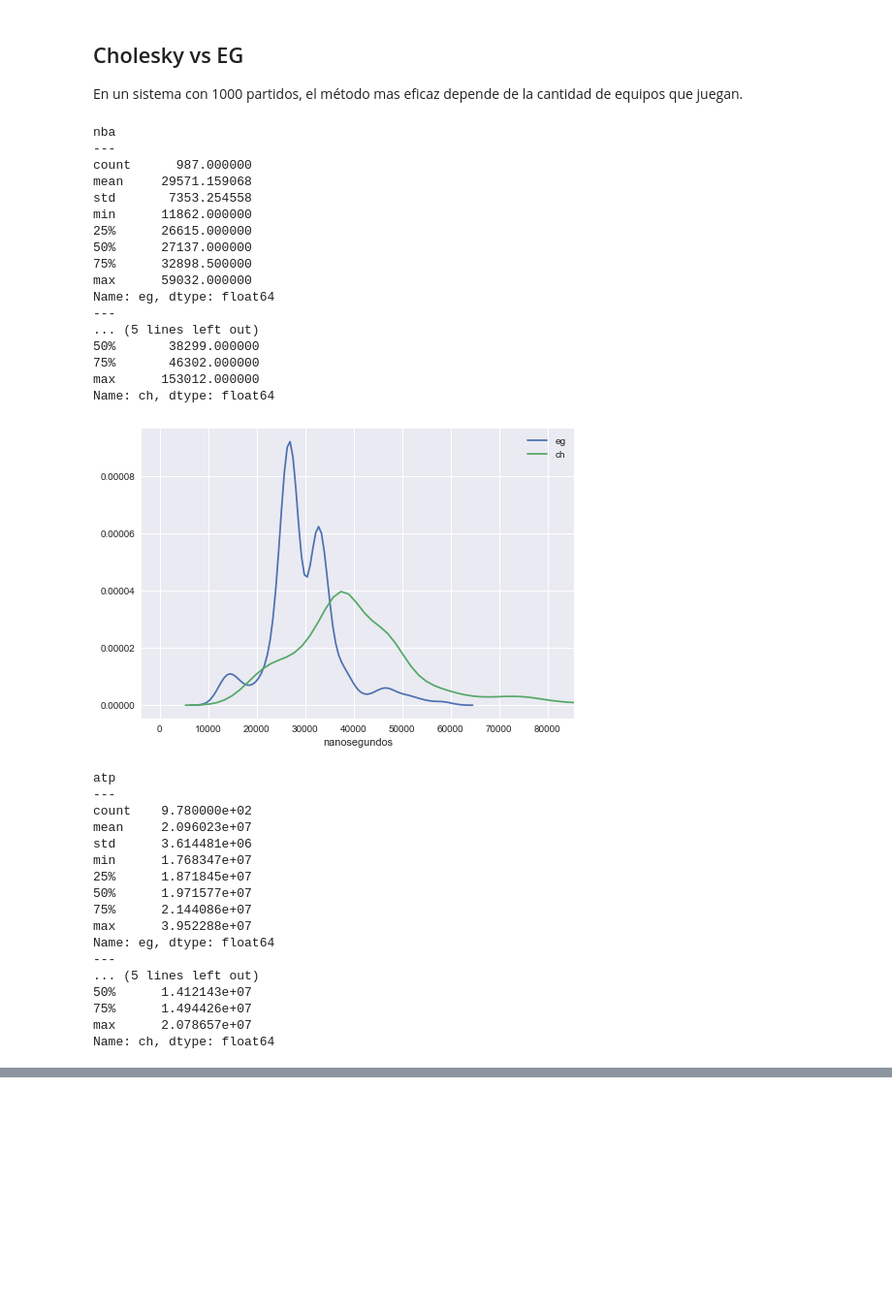
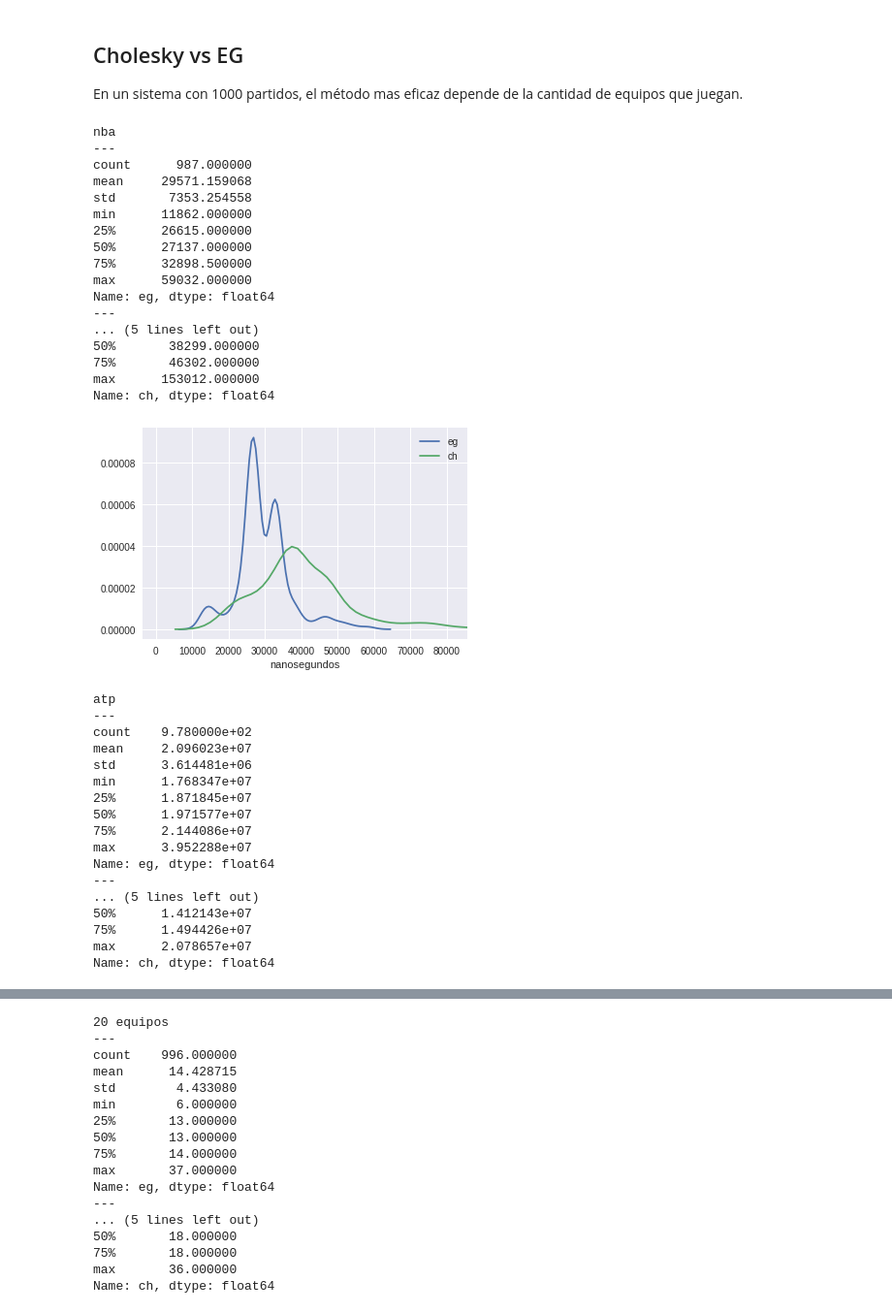
Before and after one commit to smcsicardi/metnum-tp1, a Jupyter notebook: src/grafiquitos.ipynb, the cells around one changed output, grey strips where cells are left out. Shown at 97% size. Cells and saved outputs as stored; diff of their text form; code cells hidden in the pictures; blank space fills up the shorter version.

```diff
--- a/src/grafiquitos.ipynb
+++ b/src/grafiquitos.ipynb
@@ -48,25 +48,29 @@ En un sistema con 1000 partidos, el método mas eficaz depende de la cantidad de
 # %%
 plot_stuff('csv/nba.csv', 'nba')
 plot_stuff('csv/atp.csv', 'atp')
+
+plot_stuff('csv/20_1000.csv', '20 equipos')
+plot_stuff('csv/200_1000.csv', '200 equipos')
+plot_stuff('csv/500_1000.csv', '500 equipos')
 # %% [output]
 nba
 ---
 count      987.000000
 mean     29571.159068
 std       7353.254558
 min      11862.000000
 25%      26615.000000
 50%      27137.000000
 75%      32898.500000
 max      59032.000000
 Name: eg, dtype: float64
 ---
 ... (5 lines left out)
 50%       38299.000000
 75%       46302.000000
 max      153012.000000
 Name: ch, dtype: float64
-[figure, old version]
+[figure, new version]
 atp
 ---
 count    9.780000e+02
@@ -87,0 +92,17 @@ Name: ch, dtype: float64
+20 equipos
+---
+count    996.000000
+mean      14.428715
+std        4.433080
+min        6.000000
+25%       13.000000
+50%       13.000000
+75%       14.000000
+max       37.000000
+Name: eg, dtype: float64
+---
+... (5 lines left out)
+50%       18.000000
+75%       18.000000
+max       36.000000
+Name: ch, dtype: float64
```
Also changed, not shown: parts of 4 cells of this notebook, 7 other files.
